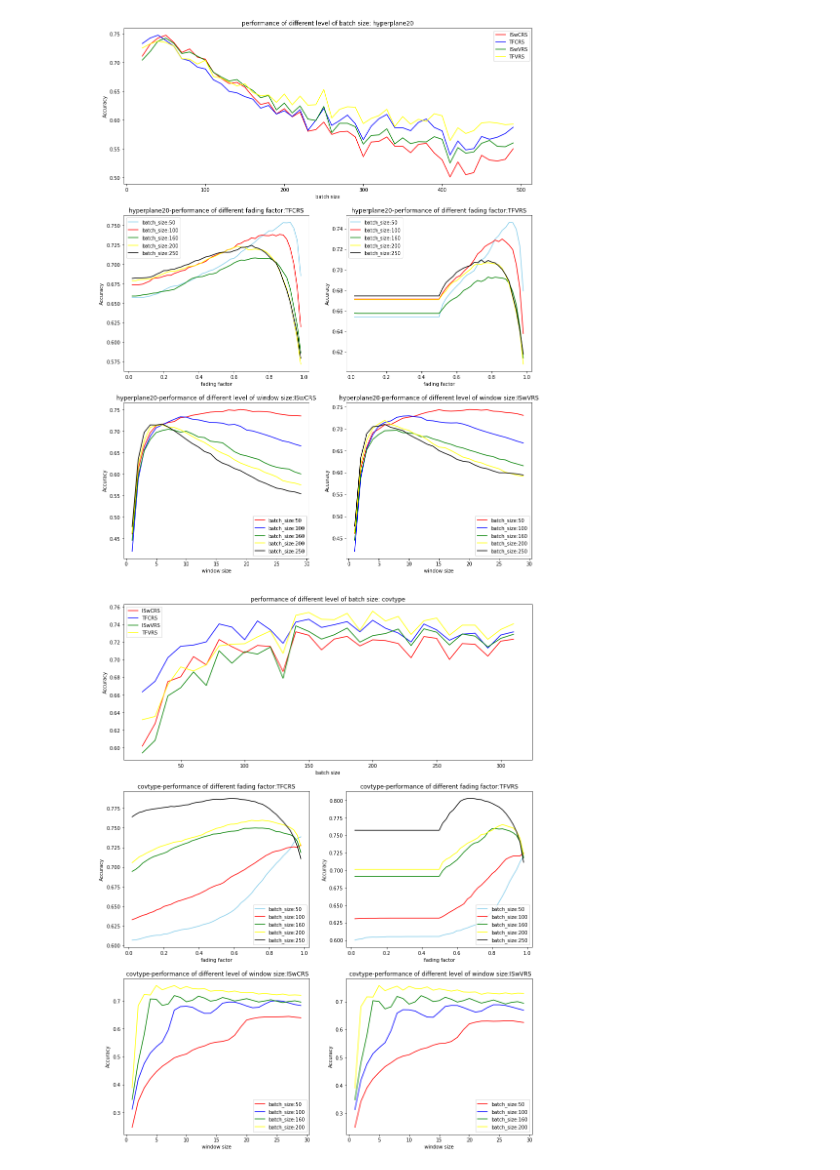
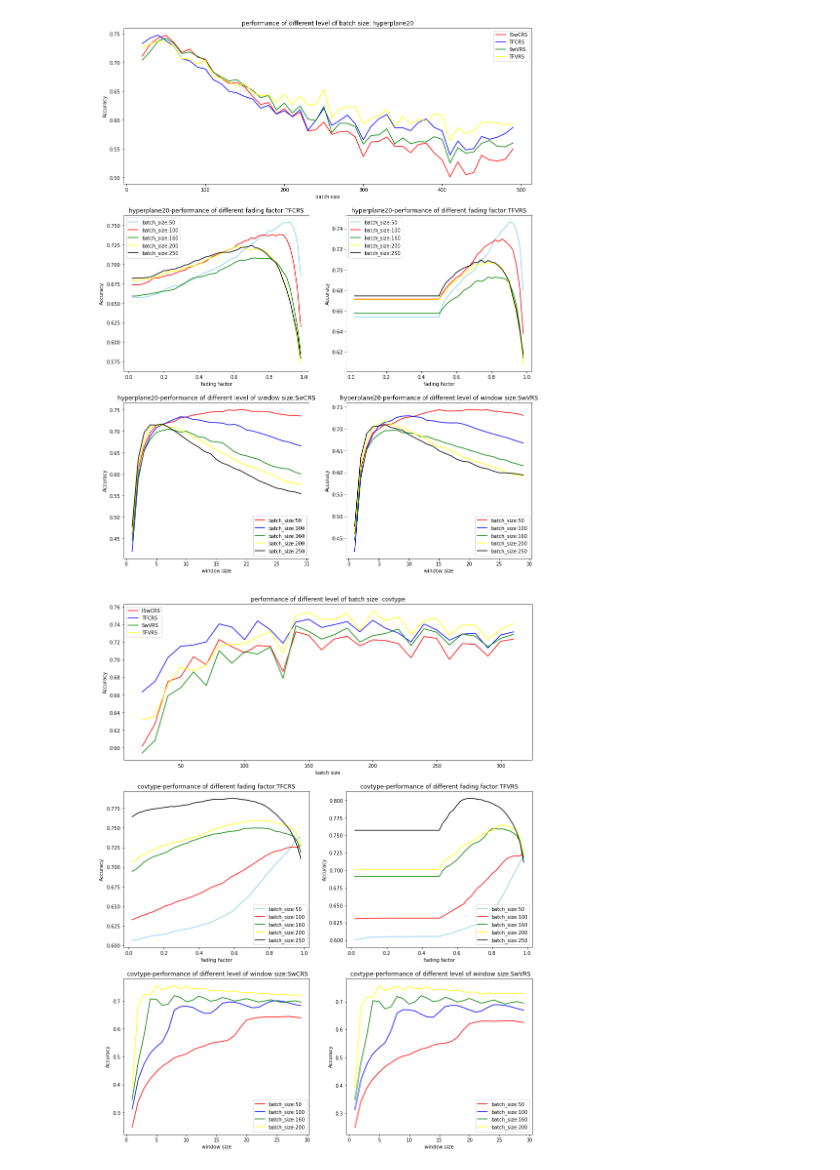
Before and after one commit to powerseed/item-based-collaborative-filtering, a Jupyter notebook: handin/visualization/visualization.ipynb, the cells around one changed output. Saved outputs shown, nothing was run; the diff lists cells and outputs as text; code cells hidden in the pictures.

```diff
--- a/handin/visualization/visualization.ipynb
+++ b/handin/visualization/visualization.ipynb
@@ -10,7 +10,7 @@ plt.figure(figsize=(15,20))
 plt.subplot(3, 1, 1)
 plt.plot(size,correct[:,0],color='red',label = 'ISwCRS')
 plt.plot(size,correct[:,1],color='blue',label = 'TFCRS')
-plt.plot(size,correct[:,2],color='green',label = 'ISwVRS')
+plt.plot(size,correct[:,2],color='green',label = 'SwVRS')
 plt.plot(size,correct[:,3],color='yellow',label = 'TFVRS')
 plt.legend()
 plt.title('performance of different level of batch size: hyperplane20')
@@ -52,36 +52,36 @@ correct = np.load(file)
 correct = correct/8000
 size = list(range(1,30))
 correct1 = correct[:,:,0]
 plt.subplot(3, 2, 5)
 plt.plot(size,correct1[0,:],color='red',label = 'batch_size:50')
 plt.plot(size,correct1[1,:],color='blue',label = 'batch_size:100')
 plt.plot(size,correct1[2,:],color='green',label = 'batch_size:160')
 plt.plot(size,correct1[3,:],color='yellow',label = 'batch_size:200')
 plt.plot(size,correct1[4,:],color='black',label = 'batch_size:250')
 plt.legend()
-plt.title('hyperplane20-performance of different level of window size:ISwCRS')
+plt.title('hyperplane20-performance of different level of window size:SwCRS')
 plt.xlabel("window size")
 plt.ylabel("Accuracy")
 
 
 file = open('window_size_hp20.npy','rb')
 correct = np.load(file)
 correct = correct/8000
 size = list(range(1,30))
 correct1 = correct[:,:,1]
 plt.subplot(3, 2, 6)
 plt.plot(size,correct1[0,:],color='red',label = 'batch_size:50')
 plt.plot(size,correct1[1,:],color='blue',label = 'batch_size:100')
 plt.plot(size,correct1[2,:],color='green',label = 'batch_size:160')
 plt.plot(size,correct1[3,:],color='yellow',label = 'batch_size:200')
 plt.plot(size,correct1[4,:],color='black',label = 'batch_size:250')
 plt.legend()
-plt.title('hyperplane20-performance of different level of window size:ISwVRS')
+plt.title('hyperplane20-performance of different level of window size:SwVRS')
 plt.xlabel("window size")
 plt.ylabel("Accuracy")
 plt.show()
 # %% [output]
-[figure, old version]
+[figure, new version]
 # %%
 file = open('batch_size_cov.npy','rb')
 correct = np.load(file)
```
Also changed, not shown: parts of 1 cell of this notebook, 36 other files.
